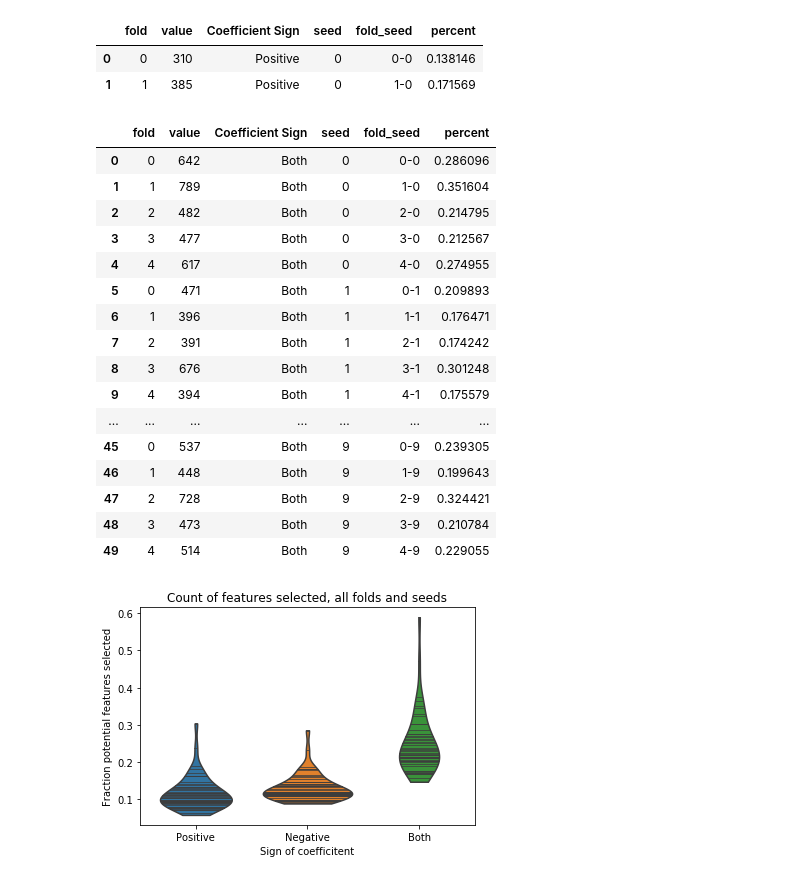
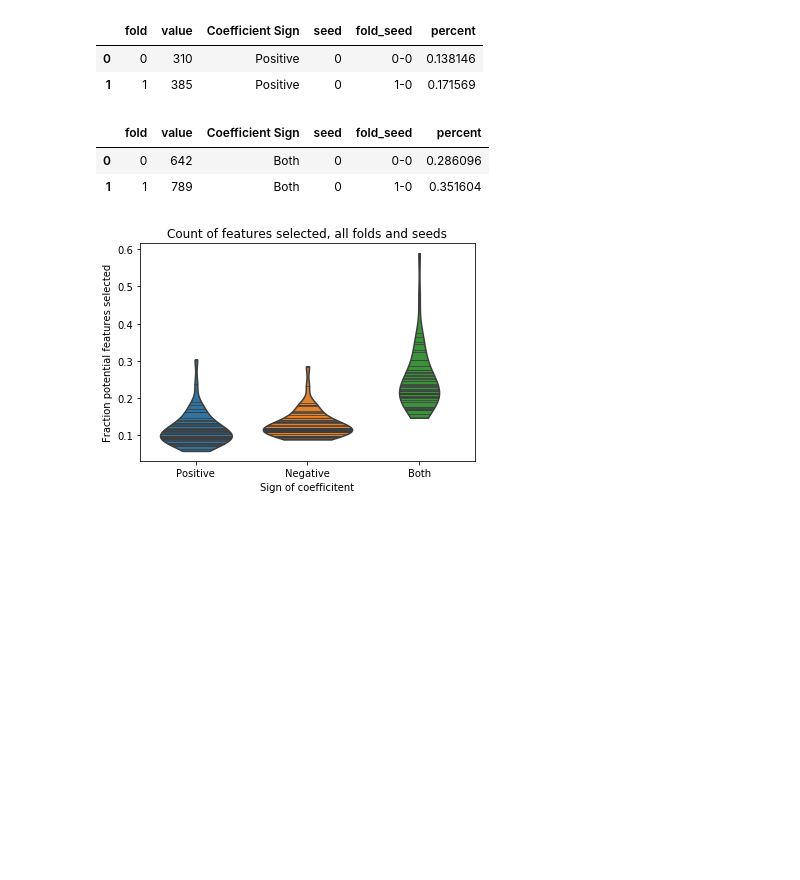
Before and after one commit to mmayers12/semmed, a Jupyter notebook: ml/analysis/Cross_validation_results-2020_network.ipynb, the cells around one changed output. Drawn from its saved outputs; the diff is of its cells as text; code cells hidden in the pictures; blank space fills up the shorter version.

```diff
--- a/ml/analysis/Cross_validation_results-2020_network.ipynb
+++ b/ml/analysis/Cross_validation_results-2020_network.ipynb
@@ -680,39 +811,25 @@ coef_counts.head(2)
 # %%
 all_coef_counts = (all_coefs[cols].replace(0, float('nan'))
                                   .count()
                                   .rename('value')
                                   .to_frame()
                                   .reset_index()
                                   .rename(columns={'index': 'fold'}))
 all_coef_counts['Coefficient Sign'] = 'Both'
 
 
 all_coef_counts['seed'] = all_coef_counts['fold'].map(lambda v: v.split('_')[-1][1:]).astype(int)
 all_coef_counts['fold'] = all_coef_counts['fold'].map(lambda v: v.split('_')[1]).astype(int)
 
 all_coef_counts['fold_seed'] = all_coef_counts['fold'].astype(str) + '-' + all_coef_counts['seed'].astype(str)
 
 all_coef_counts['percent'] = all_coef_counts['value'] / total_feature_number
 
-all_coef_counts
+all_coef_counts.head(2)
 # %% [output]
 |  | fold | value | Coefficient Sign | seed | fold_seed | percent |
 | 0 | 0 | 642 | Both | 0 | 0-0 | 0.286096 |
 | 1 | 1 | 789 | Both | 0 | 1-0 | 0.351604 |
-| 2 | 2 | 482 | Both | 0 | 2-0 | 0.214795 |
-| 3 | 3 | 477 | Both | 0 | 3-0 | 0.212567 |
-| 4 | 4 | 617 | Both | 0 | 4-0 | 0.274955 |
-| 5 | 0 | 471 | Both | 1 | 0-1 | 0.209893 |
-| 6 | 1 | 396 | Both | 1 | 1-1 | 0.176471 |
-| 7 | 2 | 391 | Both | 1 | 2-1 | 0.174242 |
-| 8 | 3 | 676 | Both | 1 | 3-1 | 0.301248 |
-| 9 | 4 | 394 | Both | 1 | 4-1 | 0.175579 |
-| ... | ... | ... | ... | ... | ... | ... |
-| 45 | 0 | 537 | Both | 9 | 0-9 | 0.239305 |
-| 46 | 1 | 448 | Both | 9 | 1-9 | 0.199643 |
-| 47 | 2 | 728 | Both | 9 | 2-9 | 0.324421 |
-| 48 | 3 | 473 | Both | 9 | 3-9 | 0.210784 |
-| 49 | 4 | 514 | Both | 9 | 4-9 | 0.229055 |
 # %%
 sns.violinplot(x='Coefficient Sign', y='percent', data=pd.concat([coef_counts, all_coef_counts]), inner='stick', cut=0)
 plt.title('Count of features selected, all folds and seeds')
```
Also changed, not shown: parts of 21 cells of this notebook, 5 other files.
